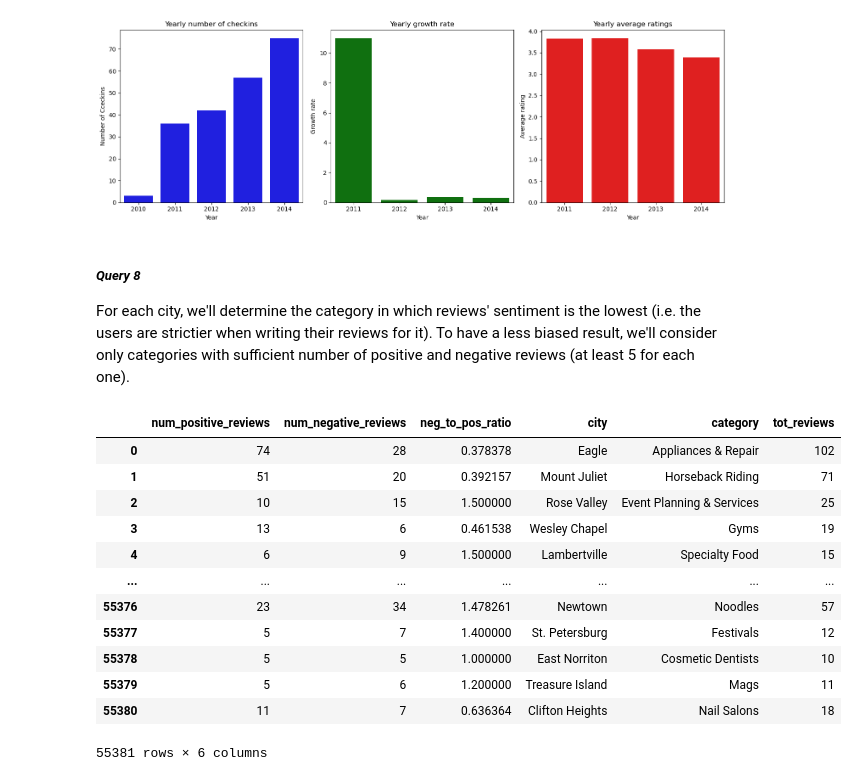
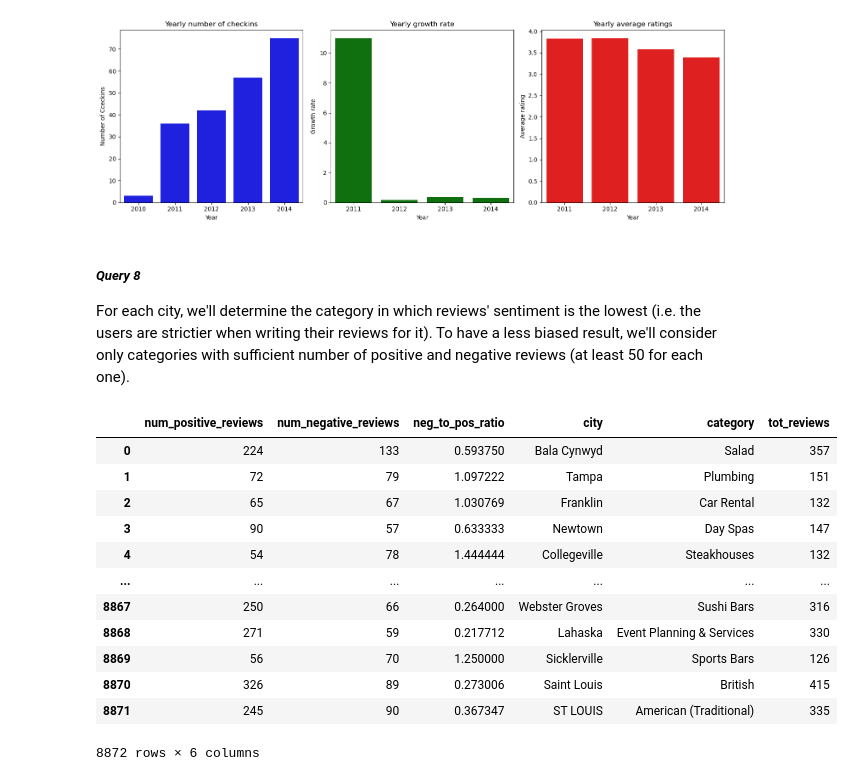
Before and after one commit to Vitali-Matteo/SMBUD-Project, a Jupyter notebook: Queries.ipynb, the cells around one changed output. Cells and saved outputs as stored; diff of their text form; code cells hidden in the pictures.

Commit message:
Added query 10 & sentiment analysis

```diff
--- a/Queries.ipynb
+++ b/Queries.ipynb
@@ -1187,7 +1236,7 @@ plot(top_dicts[4])
 [figure]
 # %% [markdown]
 ##### ***Query 8***
-For each city, we'll determine the category in which reviews' sentiment is the lowest (i.e. the users are strictier when writing their reviews for it). To have a less biased result, we'll consider only categories with sufficient number of positive and negative reviews (at least 5 for each one).
+For each city, we'll determine the category in which reviews' sentiment is the lowest (i.e. the users are strictier when writing their reviews for it). To have a less biased result, we'll consider only categories with sufficient number of positive and negative reviews (at least 50 for each one).
 # %%
 query_results = db["businesses_merged"].aggregate([{
                                                        "$unwind": "$reviews"
@@ -1217,21 +1266,25 @@ query_results = db["businesses_merged"].aggregate([{
                                                    {
                                                        "$match" : {
                                                            "num_positive_reviews" : {
-                                                               "$gte": 5
+                                                               "$gte": 50
                                                            },
                                                            "num_negative_reviews" : {
-                                                               "$gte" : 5
+                                                               "$gte" : 50
                                                            }
                                                        }
                                                    },
                                                    {
                                                        "$addFields" : {
                                                            "neg_to_pos_ratio" : {
+                                                               #"divide" operator let use divide two numbers
                                                                "$divide" : ["$num_negative_reviews", "$num_positive_reviews"]
                                                            }
                                                        }
                                                    },
                                                    {
+                                                       #In the following "$group" stage, we keep only the "$first" name for each (city, category) because
+                                                       #here we are sorting in descending order all documents w.r.t- "neg_to_pos_ratio"
+                                                       #Sorting on "city" and "name" is not strictly necessary for the following stages, but it might be beneficial if you break the pipeline here
                                                        "$sort" : {
                                                            "city" : 1,
                                                            "name" : 1,
@@ -1248,44 +1301,44 @@ query_results = db["businesses_merged"].aggregate([{
                                                                "$first" : "$_id.name",
                                                            },
                                                            "num_positive_reviews" : {
                                                                "$first" : "$num_positive_reviews"
                                                            },
                                                            "num_negative_reviews" : {
                                                                "$first" : "$num_negative_reviews"
                                                            },
                                                            "neg_to_pos_ratio" : {
                                                                "$first" : "$neg_to_pos_ratio"
                                                            }
                                                        }
                                                    },
                                                    {
                                                        "$project" : {
                                                            "_id" : 0,
                                                            "city" : "$_id.city",
                                                            "category" : "$_id.category",
                                                            "tot_reviews" : {
                                                                "$sum" : ["$num_positive_reviews", "$num_negative_reviews"]
                                                            },
                                                            "num_negative_reviews" : 1,
                                                            "num_positive_reviews" : 1,
-                                                           "neg_to_pos_ratio" : 1
+                                                           "neg_to_pos_ratio" : 0
                                                        }
                                                    }])
 
 categories = pd.DataFrame(query_results)
 categories
 # %% [output]
 |  | num_positive_reviews | num_negative_reviews | neg_to_pos_ratio | city | category | tot_reviews |
-| 0 | 74 | 28 | 0.378378 | Eagle | Appliances & Repair | 102 |
-| 1 | 51 | 20 | 0.392157 | Mount Juliet | Horseback Riding | 71 |
-| 2 | 10 | 15 | 1.500000 | Rose Valley | Event Planning & Services | 25 |
-| 3 | 13 | 6 | 0.461538 | Wesley Chapel | Gyms | 19 |
-| 4 | 6 | 9 | 1.500000 | Lambertville | Specialty Food | 15 |
+| 0 | 224 | 133 | 0.593750 | Bala Cynwyd | Salad | 357 |
+| 1 | 72 | 79 | 1.097222 | Tampa | Plumbing | 151 |
+| 2 | 65 | 67 | 1.030769 | Franklin | Car Rental | 132 |
+| 3 | 90 | 57 | 0.633333 | Newtown | Day Spas | 147 |
+| 4 | 54 | 78 | 1.444444 | Collegeville | Steakhouses | 132 |
 | ... | ... | ... | ... | ... | ... | ... |
-| 55376 | 23 | 34 | 1.478261 | Newtown | Noodles | 57 |
-| 55377 | 5 | 7 | 1.400000 | St. Petersburg | Festivals | 12 |
-| 55378 | 5 | 5 | 1.000000 | East Norriton | Cosmetic Dentists | 10 |
-| 55379 | 5 | 6 | 1.200000 | Treasure Island | Mags | 11 |
-| 55380 | 11 | 7 | 0.636364 | Clifton Heights | Nail Salons | 18 |
+| 8867 | 250 | 66 | 0.264000 | Webster Groves | Sushi Bars | 316 |
+| 8868 | 271 | 59 | 0.217712 | Lahaska | Event Planning & Services | 330 |
+| 8869 | 56 | 70 | 1.250000 | Sicklerville | Sports Bars | 126 |
+| 8870 | 326 | 89 | 0.273006 | Saint Louis | British | 415 |
+| 8871 | 245 | 90 | 0.367347 | ST LOUIS | American (Traditional) | 335 |
-55381 rows × 6 columns
+8872 rows × 6 columns
 # %%
```
Also changed, not shown: parts of 25 cells of this notebook, 12 other files.
